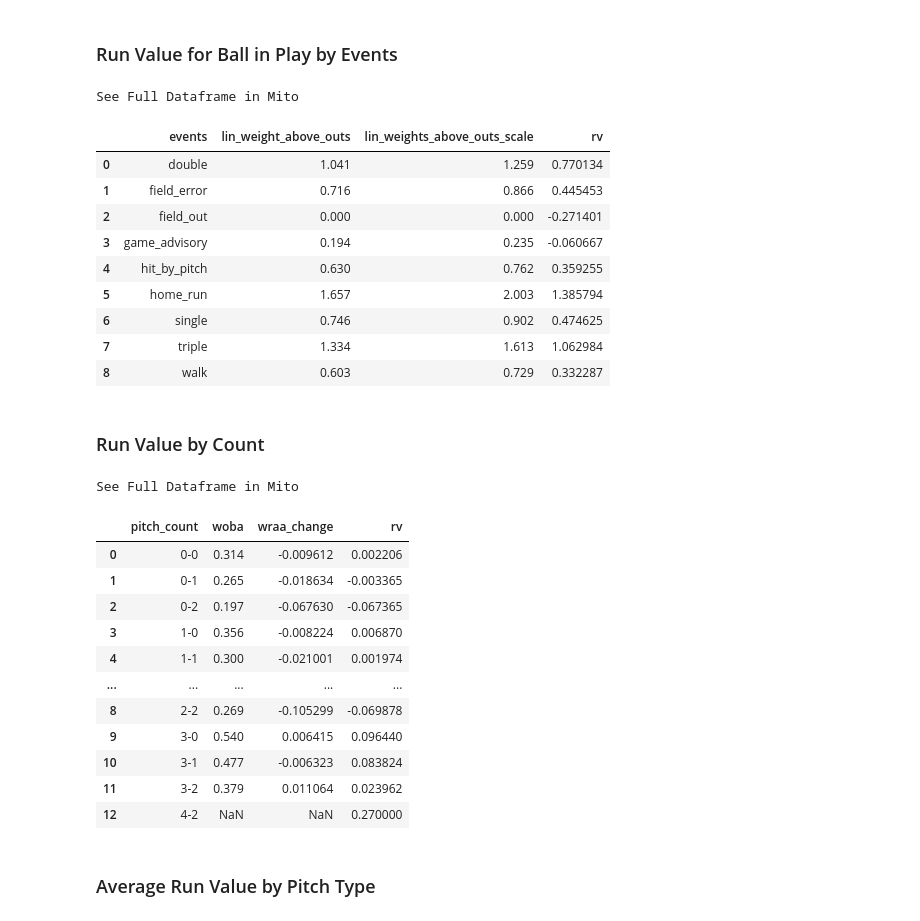
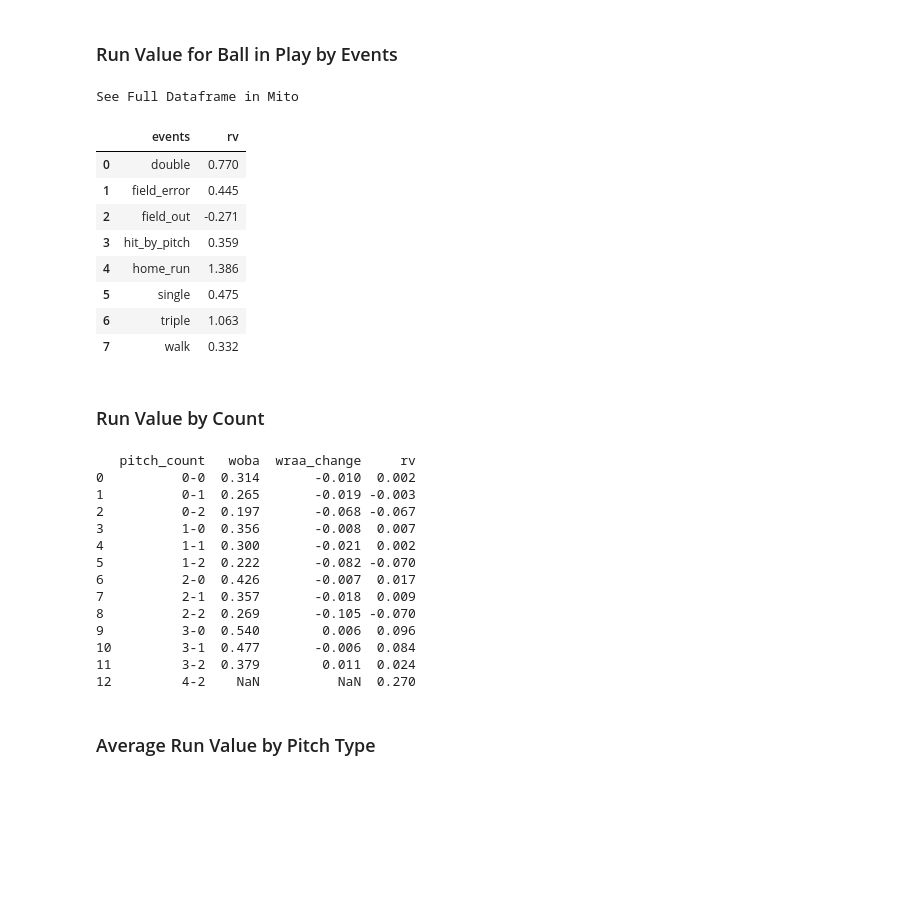
Before and after one commit to anthonyzurke/RVmodel, a Jupyter notebook: notebooks/analysis-rv.ipynb, the cells around one changed output. Cells and saved outputs as stored; diff of their text form; code cells hidden in the pictures; blank space fills up the shorter version.

```diff
--- a/notebooks/analysis-rv.ipynb
+++ b/notebooks/analysis-rv.ipynb
@@ -84,38 +94,38 @@ os_rvtable = rv_table[rv_table['pitch_type'].isin(['CH', 'FS'])]
 # Analysis
 # %% [markdown]
 ### Run Value for Ball in Play by Events
-# %%
-data.groupby(['events'], as_index = False)['lin_weight_above_outs', 'lin_weights_above_outs_scale', 'rv'].mean()
-# %% [output]
-See Full Dataframe in Mito
-|  | events | lin_weight_above_outs | lin_weights_above_outs_scale | rv |
-| 0 | double | 1.041 | 1.259 | 0.770134 |
-| 1 | field_error | 0.716 | 0.866 | 0.445453 |
-| 2 | field_out | 0.000 | 0.000 | -0.271401 |
-| 3 | game_advisory | 0.194 | 0.235 | -0.060667 |
-| 4 | hit_by_pitch | 0.630 | 0.762 | 0.359255 |
-| 5 | home_run | 1.657 | 2.003 | 1.385794 |
-| 6 | single | 0.746 | 0.902 | 0.474625 |
-| 7 | triple | 1.334 | 1.613 | 1.062984 |
-| 8 | walk | 0.603 | 0.729 | 0.332287 |
+# %%
+data.groupby(['events'], as_index = False)['rv'].mean().round(3)
+# %% [output]
+See Full Dataframe in Mito
+|  | events | rv |
+| 0 | double | 0.770 |
+| 1 | field_error | 0.445 |
+| 2 | field_out | -0.271 |
+| 3 | hit_by_pitch | 0.359 |
+| 4 | home_run | 1.386 |
+| 5 | single | 0.475 |
+| 6 | triple | 1.063 |
+| 7 | walk | 0.332 |
 # %% [markdown]
 ### Run Value by Count
 # %%
-data.groupby(['pitch_count'], as_index = False)['woba', 'wraa_change', 'rv'].mean()
+print(data.groupby(['pitch_count'], as_index = False)['woba', 'wraa_change', 'rv'].mean().round(3))
 # %% [output]
-See Full Dataframe in Mito
+   pitch_count   woba  wraa_change     rv
+0          0-0  0.314       -0.010  0.002
+1          0-1  0.265       -0.019 -0.003
+2          0-2  0.197       -0.068 -0.067
+3          1-0  0.356       -0.008  0.007
+4          1-1  0.300       -0.021  0.002
+5          1-2  0.222       -0.082 -0.070
+6          2-0  0.426       -0.007  0.017
+7          2-1  0.357       -0.018  0.009
+8          2-2  0.269       -0.105 -0.070
+9          3-0  0.540        0.006  0.096
+10         3-1  0.477       -0.006  0.084
+11         3-2  0.379        0.011  0.024
+12         4-2    NaN          NaN  0.270
-|  | pitch_count | woba | wraa_change | rv |
-| 0 | 0-0 | 0.314 | -0.009612 | 0.002206 |
-| 1 | 0-1 | 0.265 | -0.018634 | -0.003365 |
-| 2 | 0-2 | 0.197 | -0.067630 | -0.067365 |
-| 3 | 1-0 | 0.356 | -0.008224 | 0.006870 |
-| 4 | 1-1 | 0.300 | -0.021001 | 0.001974 |
-| ... | ... | ... | ... | ... |
-| 8 | 2-2 | 0.269 | -0.105299 | -0.069878 |
-| 9 | 3-0 | 0.540 | 0.006415 | 0.096440 |
-| 10 | 3-1 | 0.477 | -0.006323 | 0.083824 |
-| 11 | 3-2 | 0.379 | 0.011064 | 0.023962 |
-| 12 | 4-2 | NaN | NaN | 0.270000 |
 # %% [markdown]
 ### Average Run Value by Pitch Type
 # %%
```
Also changed, not shown: parts of 1 cell of this notebook, 4 other files.
